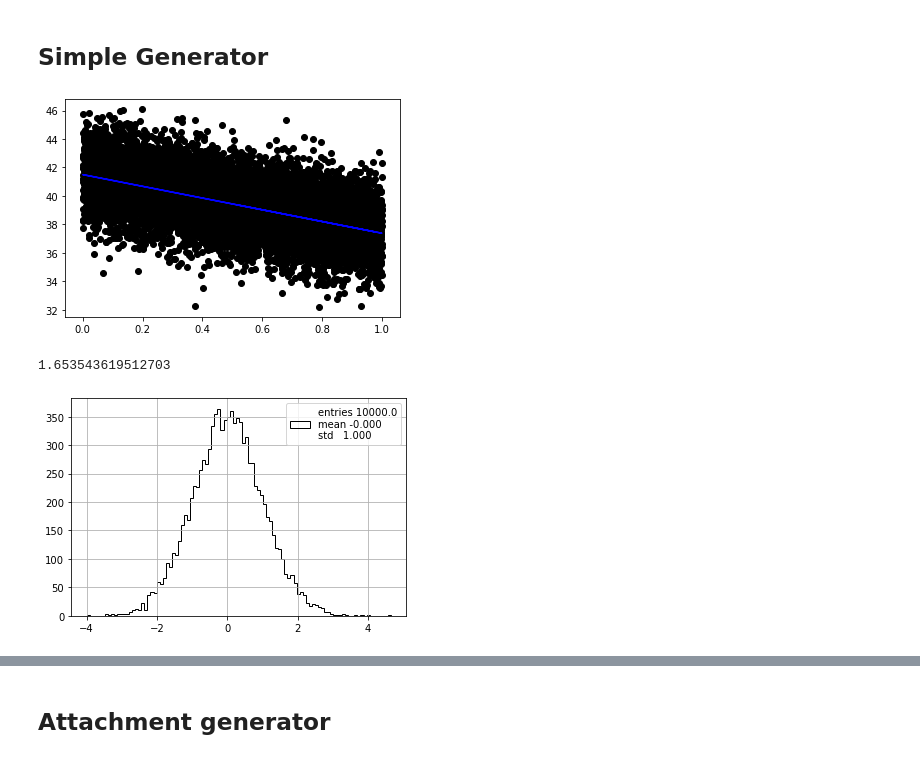
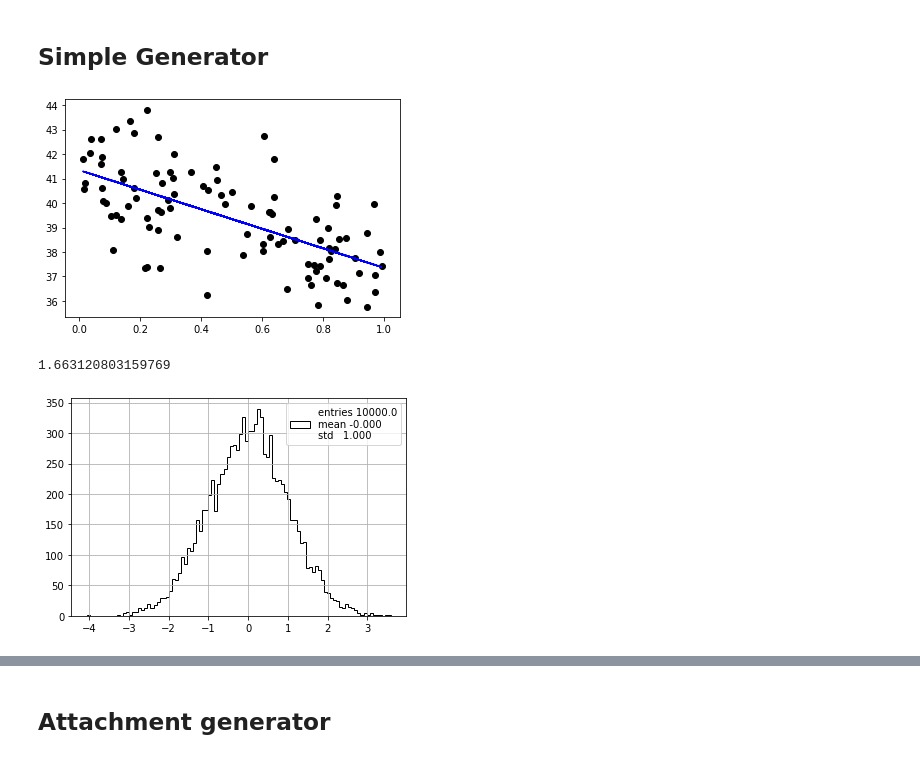
Before and after one commit to jahernando/next, a Jupyter notebook: NB/kr/kr_fit_dev.ipynb, the cells around one changed output, grey strips where cells are left out. Cells and saved outputs as stored; diff of their text form; code cells hidden in the pictures.

```diff
--- a/NB/kr/kr_fit_dev.ipynb
+++ b/NB/kr/kr_fit_dev.ipynb
@@ -139,12 +161,12 @@ def plot_res(res, a0, b0, alabel = '', blabel = ''):
 # %% [markdown]
 ## Simple Generator
 # %%
-ts, es   = generate_toy(size = 100 * size)
+ts, es   = generate_toy(size = 100)
 par, cov = optimize.curve_fit(st_ipar, ts, es)
 plt.scatter(ts, es);
 plt.plot(ts, st_ipar(ts, *par), c = 'blue');
 # %% [output]
-[figure, old version]
+[figure, new version]
 # %%
 def residuals_(ts, es, par, cov):
 
@@ -164,11 +186,11 @@ chi2  = np.sum(res*res)
 sigma = np.sqrt(np.sum(res*res)/(len(res)-2))
 print(sigma)
 # %% [output]
-1.653543619512703
+1.663120803159769
 # %%
 pltext.hist(res/sigma, 100);
 # %% [output]
-[figure, old version]
+[figure, new version]
 # %%
 rs = experiments(generate_toy, st_ipar)
 plot_res(rs, e0, e0/tau0, 'e0 (keV)', ' e/tau (keV/ms)')
```
Also changed, not shown: parts of 12 cells of this notebook, 1 other file.
